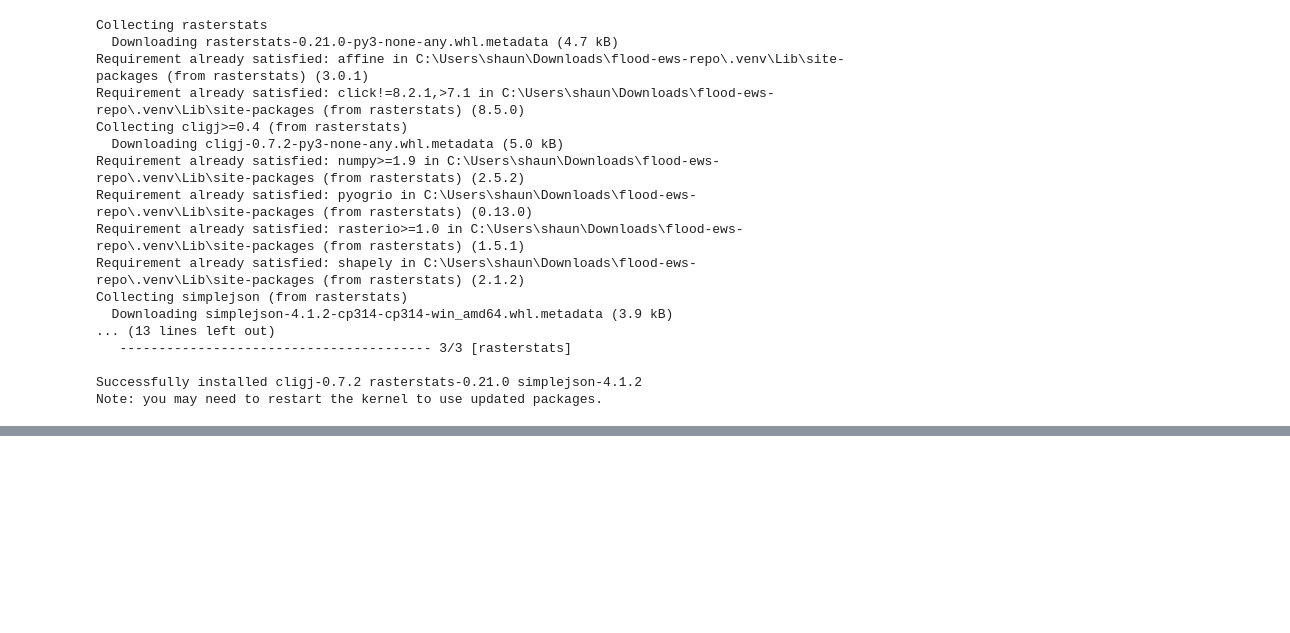
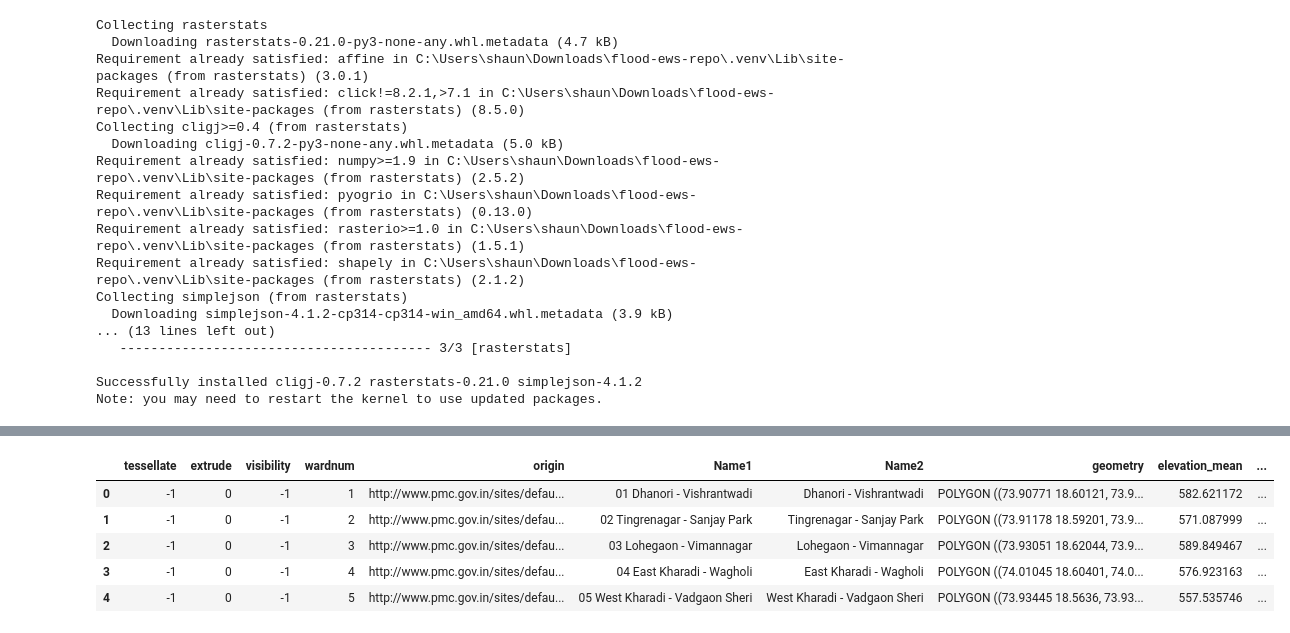
Before and after one commit to shaunaksam/flood-ews-pune, a Jupyter notebook: notebooks/04_elevation.ipynb, the cells around one changed output, grey strips where cells are left out. Cells and saved outputs as stored; diff of their text form; code cells hidden in the pictures; blank space fills up the shorter version.

```diff
--- a/notebooks/04_elevation.ipynb
+++ b/notebooks/04_elevation.ipynb
@@ -90,0 +166,12 @@ stats = zonal_stats(wards, "../data/raw/output_SRTMGL1_v2.tif", stats=["mean", "
+# %%
+locality_to_ward = {
+    "Ekta Nagar": "Nanded City - Sun City",           # ward 52
+    "Bhimnagar": "Warje - Kondhave Dhavde",            # ward 34
+    "Shivne": "Ramnagar - Uttamnagar Shivane",         # ward 35
+    "Kondhwe Dhawade": "Warje - Kondhave Dhavde",      # ward 34
+}
+
+wards["incident_count"] = wards["Name2"].map(
+    lambda name: sum(1 for w in locality_to_ward.values() if w == name)
+)
+print(wards[wards["incident_count"] > 0][["Name2", "incident_count"]])
@@ -90,0 +183,3 @@ stats = zonal_stats(wards, "../data/raw/output_SRTMGL1_v2.tif", stats=["mean", "
+# %%
+wards = wards.rename(columns={"incident_count": "dam_discharge_incident_count"})
+features = wards[["wardnum", "Name2", "elevation_mean", "dam_discharge_incident_count"]].copy()
@@ -90,0 +190,22 @@ stats = zonal_stats(wards, "../data/raw/output_SRTMGL1_v2.tif", stats=["mean", "
+# %%
+import pandas as pd
+df_rain = pd.read_csv("../data/processed/shivajinagar_daily_2014_2026.csv")
+
+total_days = len(df_rain)
+heavy_rain_days = (df_rain["rainfall"] > 64.5).sum()   # IMD's "heavy rainfall" threshold
+max_daily_rainfall = df_rain["rainfall"].max()
+mean_daily_rainfall = df_rain["rainfall"].mean()
+
+features["mean_daily_rainfall"] = mean_daily_rainfall
+features["max_daily_rainfall"] = max_daily_rainfall
+features["heavy_rain_day_pct"] = heavy_rain_days / total_days
+# %%
+wards["mean_daily_rainfall"] = mean_daily_rainfall
+wards["max_daily_rainfall"] = max_daily_rainfall
+wards["heavy_rain_day_pct"] = heavy_rain_days / total_days
+
+features = wards[["wardnum", "Name2", "elevation_mean", "dam_discharge_incident_count",
+                   "mean_daily_rainfall", "max_daily_rainfall", "heavy_rain_day_pct"]].copy()
+
+print(features.columns)
+print(features.head())
@@ -90,0 +232,9 @@ stats = zonal_stats(wards, "../data/raw/output_SRTMGL1_v2.tif", stats=["mean", "
+# %%
+wards.head()
+# %% [output]
+|  | tessellate | extrude | visibility | wardnum | origin | Name1 | Name2 | geometry | elevation_mean | ... |
+| 0 | -1 | 0 | -1 | 1 | http://www.pmc.gov.in/sites/defau... | 01 Dhanori - Vishrantwadi | Dhanori - Vishrantwadi | POLYGON ((73.90771 18.60121, 73.9... | 582.621172 | ... |
+| 1 | -1 | 0 | -1 | 2 | http://www.pmc.gov.in/sites/defau... | 02 Tingrenagar - Sanjay Park | Tingrenagar - Sanjay Park | POLYGON ((73.91178 18.59201, 73.9... | 571.087999 | ... |
+| 2 | -1 | 0 | -1 | 3 | http://www.pmc.gov.in/sites/defau... | 03 Lohegaon - Vimannagar | Lohegaon - Vimannagar | POLYGON ((73.93051 18.62044, 73.9... | 589.849467 | ... |
+| 3 | -1 | 0 | -1 | 4 | http://www.pmc.gov.in/sites/defau... | 04 East Kharadi - Wagholi | East Kharadi - Wagholi | POLYGON ((74.01045 18.60401, 74.0... | 576.923163 | ... |
+| 4 | -1 | 0 | -1 | 5 | http://www.pmc.gov.in/sites/defau... | 05 West Kharadi - Vadgaon Sheri | West Kharadi - Vadgaon Sheri | POLYGON ((73.93445 18.5636, 73.93... | 557.535746 | ... |
```
Also changed, not shown: parts of 8 cells of this notebook, 3 other files.
